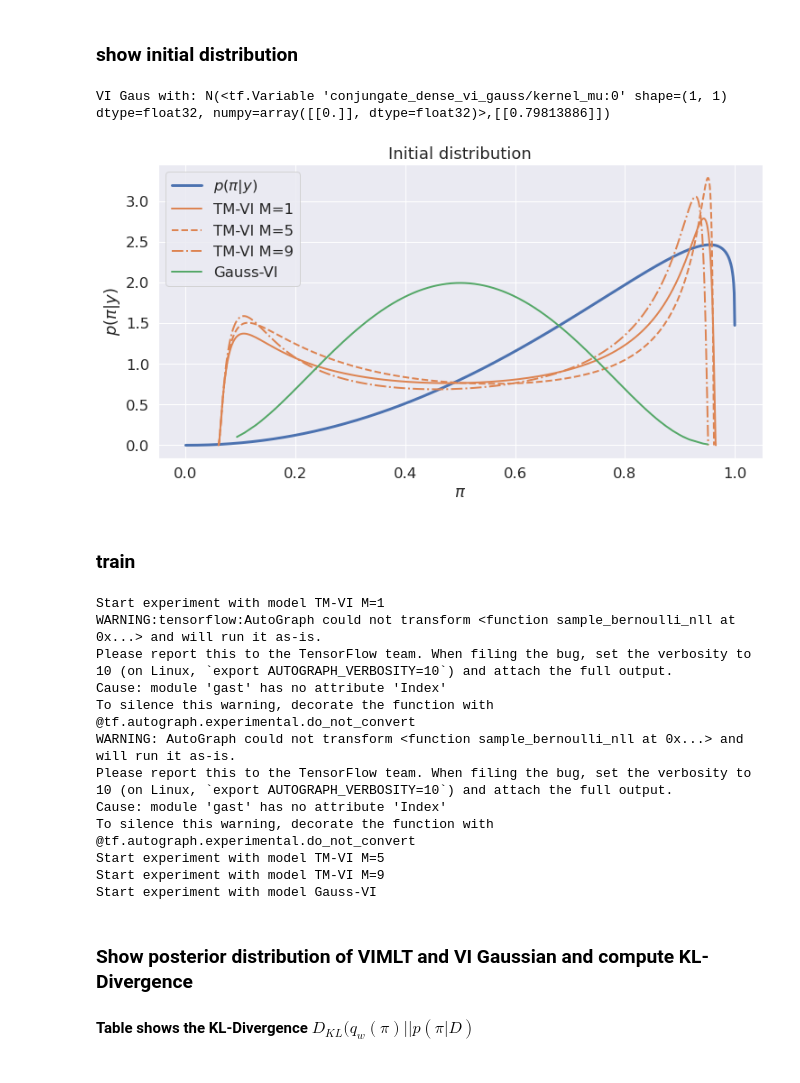
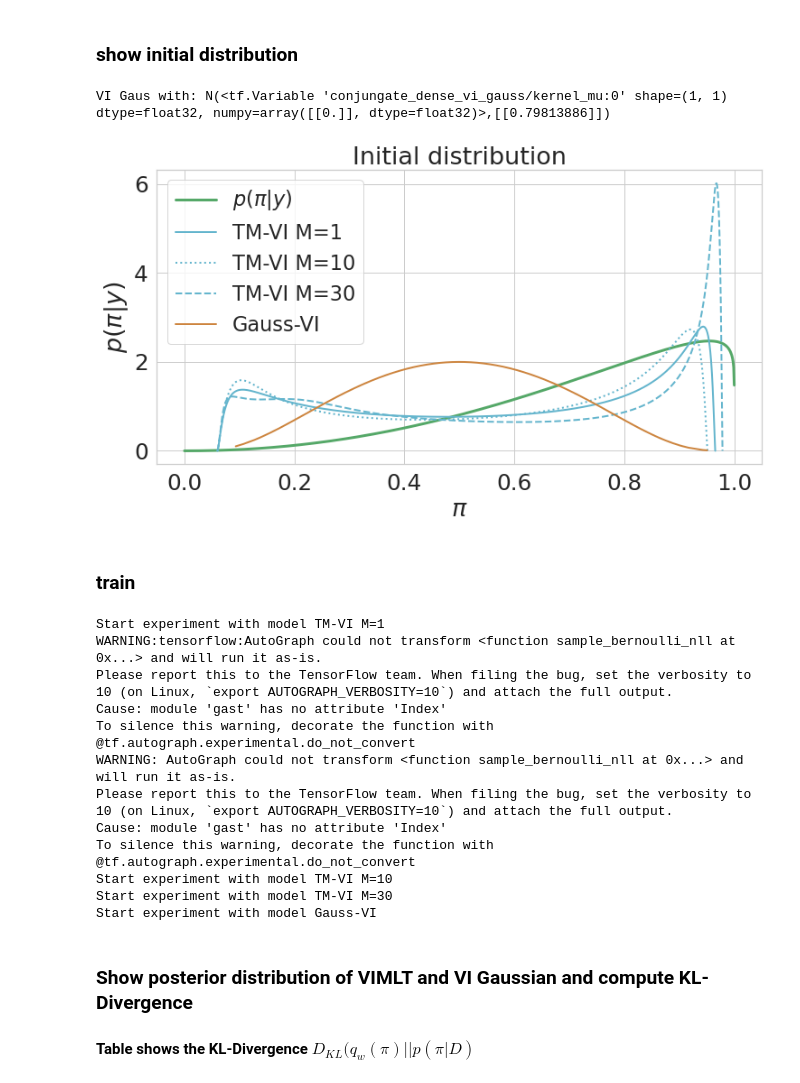
Before and after one commit to stefan1893/VIMLTS, a Jupyter notebook: ipynb/00_conjugate_prior.ipynb, the cells around one changed output. Drawn from its saved outputs; the diff is of its cells as text; code cells hidden in the pictures.

Commit message:
update figures for paper

```diff
--- a/ipynb/00_conjugate_prior.ipynb
+++ b/ipynb/00_conjugate_prior.ipynb
@@ -13,7 +13,7 @@ from tensorflow.keras import initializers
 from functools import partial
 %load_ext autoreload
 %autoreload 2
-sns.set(style="darkgrid", font_scale=1.5)
+sns.set(style="whitegrid", font_scale=2.25)
 # plt.rcParams.update({"text.usetex": True})
 
 try: #If running in colab
@@ -129,7 +130,8 @@ def softplus_inv(y):
 ### initialize TM-VI
 # %%
 models = {}
-for M in range(1,10,4):
+Ms = [1,10,30]
+for M in Ms:
     # init params
     kernel_initializers=dict(kernel_init_alpha_w = initializers.RandomNormal(mean=1.5),
                              kernel_init_beta_w = initializers.RandomNormal(),
@@ -197,27 +199,27 @@ _________________________________________________________________
 # %%
 plt.figure(figsize=(12,6))
 pdf_post = stats.beta(a=alpha_post, b=beta_post).pdf(x=pis)
-sns.lineplot(data=pd.DataFrame.from_dict({'$p(\pi|y)$':pdf_post, '$\pi$':pis}), x='$\pi$', y='$p(\pi|y)$', label='$p(\pi|y)$', linewidth=3, color=sns.color_palette()[0])
-linestyles = ['-', '--', '-.']
+sns.lineplot(data=pd.DataFrame.from_dict({'$p(\pi|y)$':pdf_post, '$\pi$':pis}), x='$\pi$', y='$p(\pi|y)$', label='$p(\pi|y)$', linewidth=3, color='g')
+linestyles = ['-', ':', '--', '-.']
 ls = 0
 for name, model in models.items():
     layer = model.layers[0]
     qw, w = layer.get_w_dist()
     bij = tfp.bijectors.Sigmoid()
     pi = bij(w)
     log_q_pi = tf.math.log(qw) - bij.forward_log_det_jacobian(w, event_ndims=0)
     q_pi = tf.math.exp(log_q_pi)
     if "TM-VI" in name:
-        plt.plot(pi, q_pi, label=name, linewidth=2., color=sns.color_palette()[1], linestyle=linestyles[ls])
+        plt.plot(pi, q_pi, label=name, linewidth=2., color='c', linestyle=linestyles[ls])
         ls += 1
     else:
-        plt.plot(pi, q_pi, label=name, linewidth=2., color=sns.color_palette()[2])
-plt.legend()
+        plt.plot(pi, q_pi, label=name, linewidth=2., color='peru')
+plt.legend(fontsize='small')
 plt.title("Initial distribution")
 plt.savefig("00_initial_variational_distribution_VIMLTS.png")
 # %% [output]
 VI Gaus with: N(<tf.Variable 'conjungate_dense_vi_gauss/kernel_mu:0' shape=(1, 1) dtype=float32, numpy=array([[0.]], dtype=float32)>,[[0.79813886]])
-[figure, old version]
+[figure, new version]
 # %% [markdown]
 ### train
 # %%
@@ -245,8 +247,8 @@ WARNING: AutoGraph could not transform <function sample_bernoulli_nll at 0x...>
 Please report this to the TensorFlow team. When filing the bug, set the verbosity to 10 (on Linux, `export AUTOGRAPH_VERBOSITY=10`) and attach the full output.
 Cause: module 'gast' has no attribute 'Index'
 To silence this warning, decorate the function with @tf.autograph.experimental.do_not_convert
-Start experiment with model TM-VI M=5
-Start experiment with model TM-VI M=9
+Start experiment with model TM-VI M=10
+Start experiment with model TM-VI M=30
 Start experiment with model Gauss-VI
 # %% [markdown]
 ### Show posterior distribution of VIMLT and VI Gaussian and compute KL-Divergence
```
Also changed, not shown: parts of 9 cells of this notebook, 1 other file.
